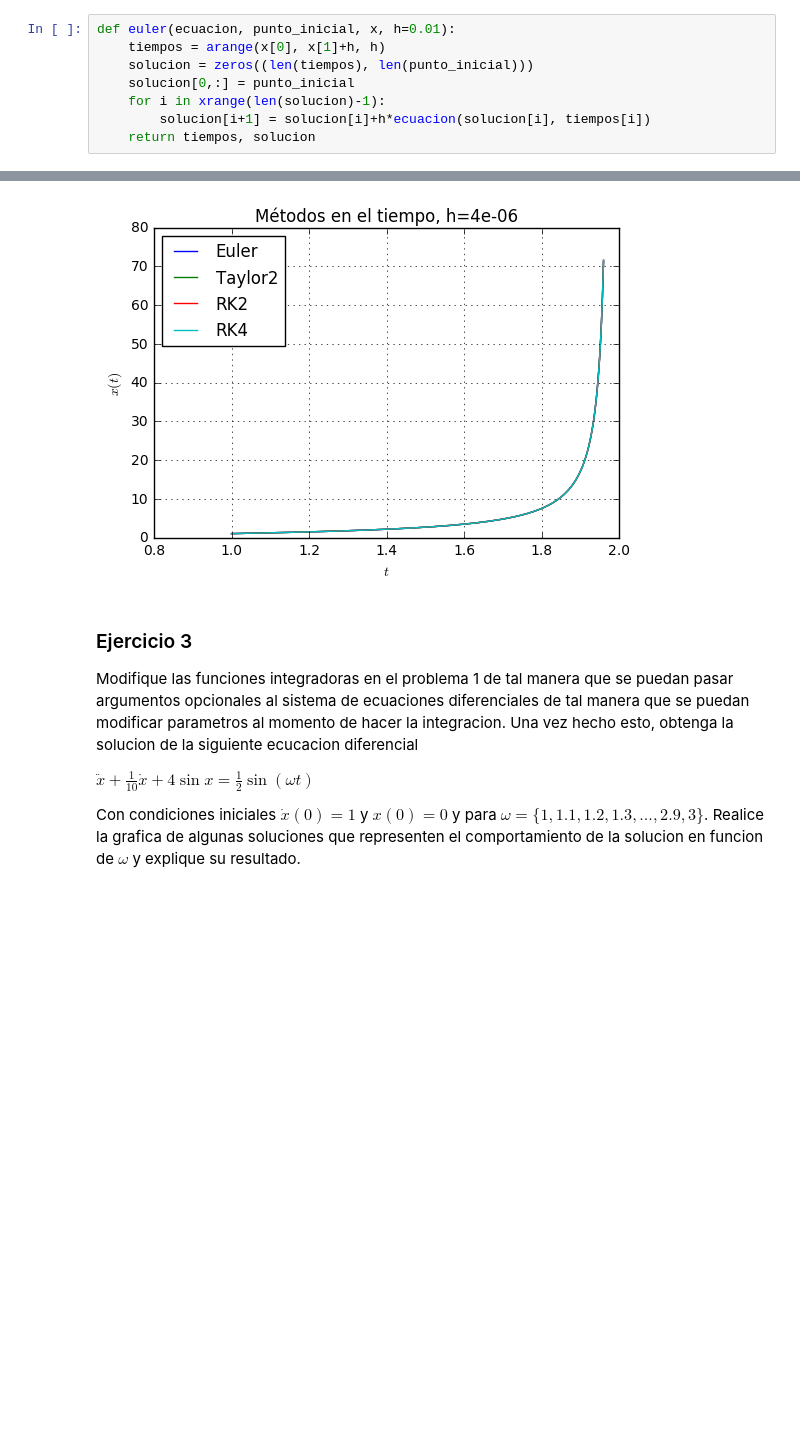
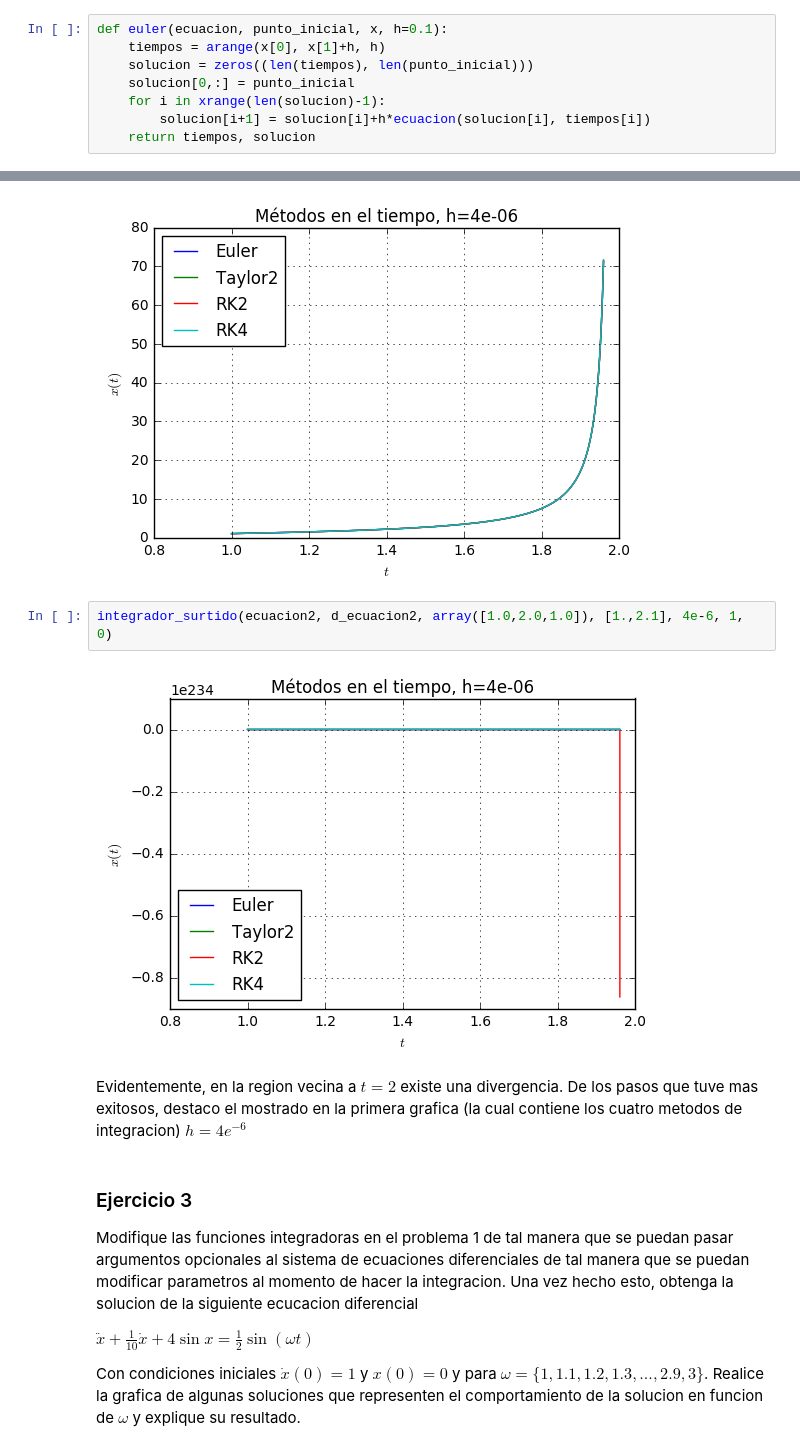
Before and after one commit to ignacio-vc/fcomp, a Jupyter notebook: tareas/tarea1.ipynb, the cells around one changed output, grey strips where cells are left out. Saved outputs shown, nothing was run; the diff lists cells and outputs as text; blank space fills up the shorter version.

```diff
--- a/tareas/tarea1.ipynb
+++ b/tareas/tarea1.ipynb
@@ -23,5 +28,5 @@ from pylab import *
 # %%
-def euler(ecuacion, punto_inicial, x, h=0.01):
+def euler(ecuacion, punto_inicial, x, h=0.1):
     tiempos = arange(x[0], x[1]+h, h)
     solucion = zeros((len(tiempos), len(punto_inicial)))
     solucion[0,:] = punto_inicial
@@ -143,6 +169,12 @@ def d_ecuacion2(y, t):
 integrador_surtido(ecuacion2, d_ecuacion2, array([1.0,2.0,1.0]), [1.,1.96], 4e-6, 1, 0)
 # %% [output]
 [figure]
+# %%
+integrador_surtido(ecuacion2, d_ecuacion2, array([1.0,2.0,1.0]), [1.,2.1], 4e-6, 1, 0)
+# %% [output]
+[figure, added]
+# %% [markdown]
+Evidentemente, en la region vecina a $t=2$ existe una divergencia. De los pasos que tuve mas exitosos, destaco el mostrado en la primera grafica (la cual contiene los cuatro metodos de integracion) $h = 4e^{-6}$
 # %% [markdown]
 ### Ejercicio 3
 Modifique las funciones integradoras en el problema 1 de tal manera que se puedan pasar argumentos opcionales al sistema de ecuaciones diferenciales de tal manera que se puedan modificar parametros al momento de hacer la integracion. Una vez hecho esto, obtenga la solucion de la siguiente ecucacion diferencial
```
Also changed, not shown: parts of 31 cells of this notebook.
